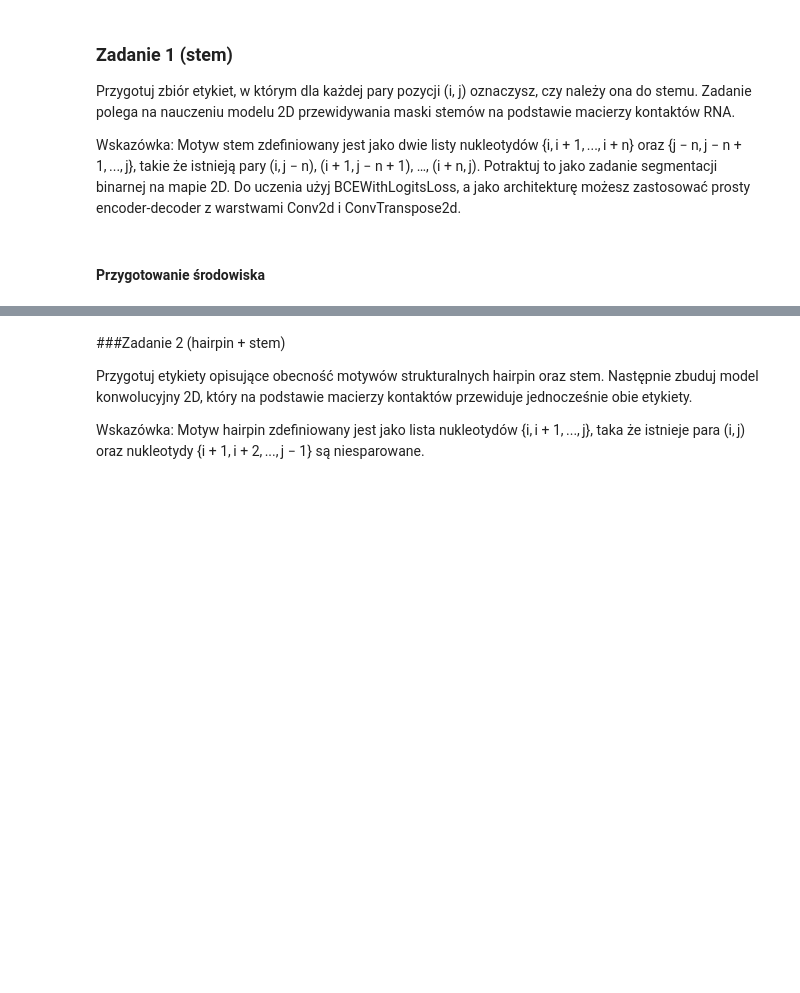
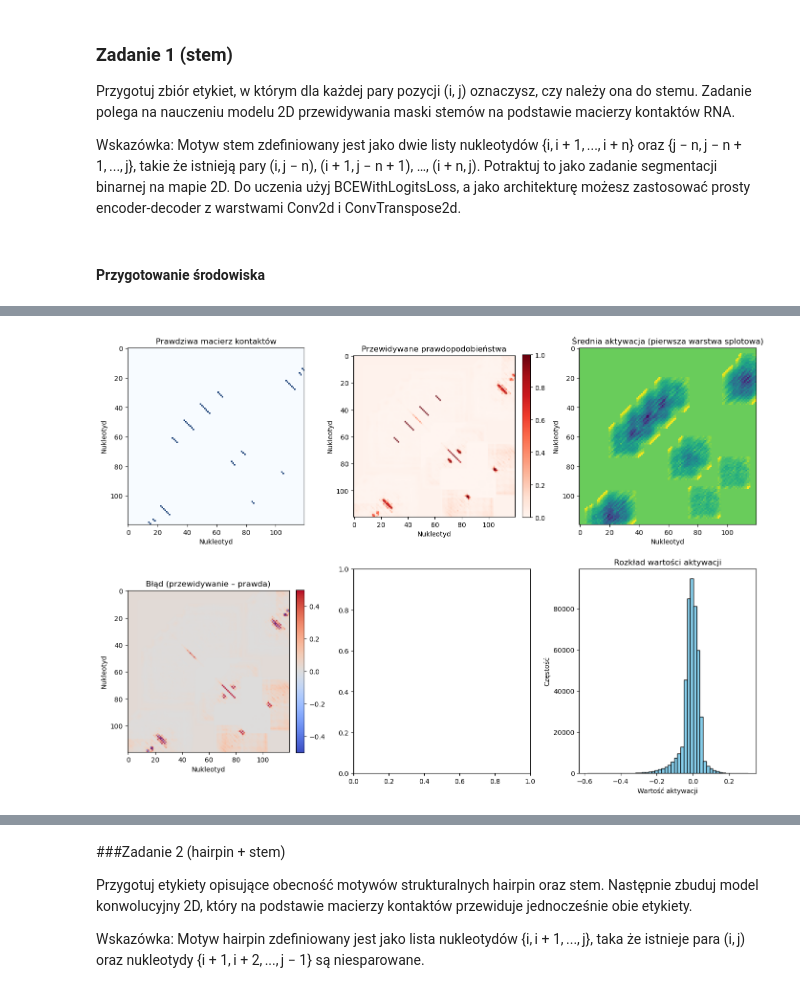
Before and after one commit to Myc0plasmus/RNA_StructuralBioinformatics, a Jupyter notebook: AI_task2/AI_task_02.ipynb, the cells around one changed output, grey strips where cells are left out. Saved outputs shown, nothing was run; the diff lists cells and outputs as text; code cells hidden in the pictures; blank space fills up the shorter version.

```diff
--- a/AI_task2/AI_task_02.ipynb
+++ b/AI_task2/AI_task_02.ipynb
@@ -1247,7 +1280,7 @@ class RNAStemPaddedDataset(Dataset):
         y = dbn_to_stem_matrix(dbn_raw, seq_raw)
 
         # 2. PADDING
-        x_padded = torch.zeros((self.max_len, 4))
+        x_padded = torch.zeros((self.max_len, self.max_len))
         x_padded[:curr_l, :] = x
 
         y_padded = torch.zeros((self.max_len, self.max_len))
@@ -1260,7 +1293,7 @@ class RNAStemPaddedDataset(Dataset):
         # 4. MASKA 2D
         mask_2d = mask_1d.unsqueeze(0) * mask_1d.unsqueeze(1)  # (L, L)
 
-        return x_padded, y_padded, mask
+        return x_padded, y_padded, mask_2d
 
 stem_padded_ds = RNAStemPaddedDataset(dataset2D)
 sample_x, sample_y, sample_mask = stem_padded_ds[0]
@@ -1304,7 +1337,7 @@ class PairwiseCNN(nn.Module):
     Wejście: (B, L, 4) – kodowanie one-hot
     Wyjście: (B, L, L) – logity (przed sigmoid)
     """
-    def __init__(self, hidden_channels=32, kernel_size=20):
+    def __init__(self, hidden_channels=32, kernel_size=21):
         super().__init__()
         # Warstwy splotowe 2D – na wejściu 16 cech (4x4 z iloczynu zewnętrznego)
         self.conv1 = nn.Conv2d(1, hidden_channels, kernel_size, padding=kernel_size // 2)
@@ -1319,7 +1352,7 @@ class PairwiseCNN(nn.Module):
         # Obliczamy cechy par (i,j) jako iloczyn zewnętrzny wektorów one-hot
         x = x.unsqueeze(1)
 
-        out = self.relu(self.bn1(self.conv1(pair)))
+        out = self.relu(self.bn1(self.conv1(x)))
         out = self.relu(self.bn2(self.conv2(out)))
         logits = self.final_conv(out).squeeze(1)      # (B, L, L)
 
@@ -1599 +1631,81 @@ print("Mapy aktywacji pokazują, które obszary macierzy kontaktów są najbardz
 Mapy aktywacji pokazują, które obszary macierzy kontaktów są najbardziej istotne dla modelu.
+# %%
+# ========== Interpretowalność modelu ==========
+import matplotlib.pyplot as plt
+import numpy as np
+
+# Pobieramy jedną próbkę z testu
+x_sample, y_sample, mask_sample = next(iter(test_loader))
+x_sample = x_sample[0:1].to(device)   # (1, L, 4)
+y_sample = y_sample[0]                # (L, L)
+mask_sample = mask_sample[0]          # (L,)
+L_actual = int(mask_sample.sum().item())
+
+# Hook do przechwycenia aktywacji pierwszej warstwy splotowej
+activations = []
+def hook_fn(module, input, output):
+    activations.append(output.detach())
+
+hook = cnn_model.conv1.register_forward_hook(hook_fn)
+
+# Forward pass
+cnn_model.eval()
+with torch.no_grad():
+    logits = cnn_model(x_sample)
+    probs = torch.sigmoid(logits)
+
+hook.remove()
+act = activations[0][0]  # (hidden_channels, L, L)
+
+# Przycinamy do rzeczywistej długości
+true_contact = y_sample[:L_actual, :L_actual].cpu().numpy()
+pred_prob = probs[0, :L_actual, :L_actual].cpu().numpy()
+mean_act = act.mean(dim=0)[:L_actual, :L_actual].cpu().numpy()
+error = pred_prob - true_contact
+
+# Wybieramy kanał o największej wariancji aktywacji
+variances = act.view(act.size(0), -1).var(dim=1)
+max_var_idx = variances.argmax().item()
+max_var_act = act[max_var_idx, :L_actual, :L_actual].cpu().numpy()
+
+# Rysujemy wizualizacje
+fig, axes = plt.subplots(2, 3, figsize=(14, 10))
+
+# Macierz kontaktów prawdziwa
+axes[0,0].imshow(true_contact, cmap='Blues', interpolation='nearest')
+axes[0,0].set_title('Prawdziwa macierz kontaktów')
+axes[0,0].set_xlabel('Nukleotyd')
+axes[0,0].set_ylabel('Nukleotyd')
+
+# Przewidywane prawdopodobieństwa
+im = axes[0,1].imshow(pred_prob, cmap='Reds', vmin=0, vmax=1)
+axes[0,1].set_title('Przewidywane prawdopodobieństwa')
+axes[0,1].set_xlabel('Nukleotyd')
+axes[0,1].set_ylabel('Nukleotyd')
+plt.colorbar(im, ax=axes[0,1], fraction=0.046, pad=0.04)
+
+# Średnia aktywacja z pierwszej warstwy splotowej
+axes[0,2].imshow(mean_act, cmap='viridis')
+axes[0,2].set_title('Średnia aktywacja (pierwsza warstwa splotowa)')
+axes[0,2].set_xlabel('Nukleotyd')
+axes[0,2].set_ylabel('Nukleotyd')
+
+# Mapa błędu (różnica predykcja – prawda)
+im = axes[1,0].imshow(error, cmap='coolwarm', vmin=-0.5, vmax=0.5)
+axes[1,0].set_title('Błąd (przewidywanie – prawda)')
+axes[1,0].set_xlabel('Nukleotyd')
+axes[1,0].set_ylabel('Nukleotyd')
+plt.colorbar(im, ax=axes[1,0], fraction=0.046, pad=0.04)
+
+# Histogram aktywacji
+axes[1,2].hist(act.reshape(-1).cpu().numpy(), bins=50, color='skyblue', edgecolor='black')
+axes[1,2].set_title('Rozkład wartości aktywacji')
+axes[1,2].set_xlabel('Wartość aktywacji')
+axes[1,2].set_ylabel('Częstość')
+
+plt.tight_layout()
+plt.show()
+
+print("Mapy aktywacji pokazują, które obszary macierzy kontaktów są najbardziej istotne dla modelu.")
+# %% [output]
+[figure, added]
```
Also changed, not shown: parts of 11 cells of this notebook, 2 other files.
